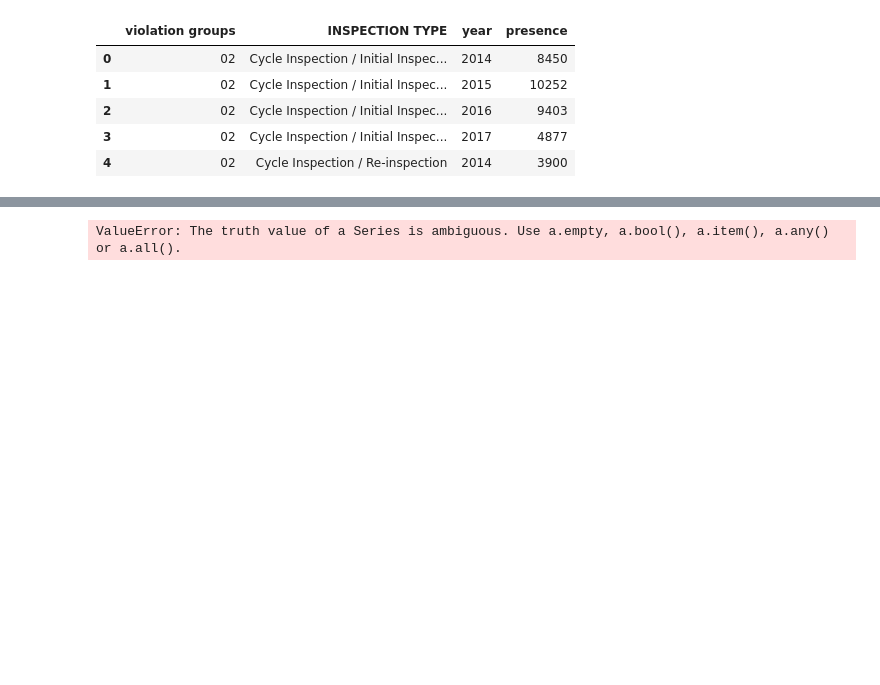
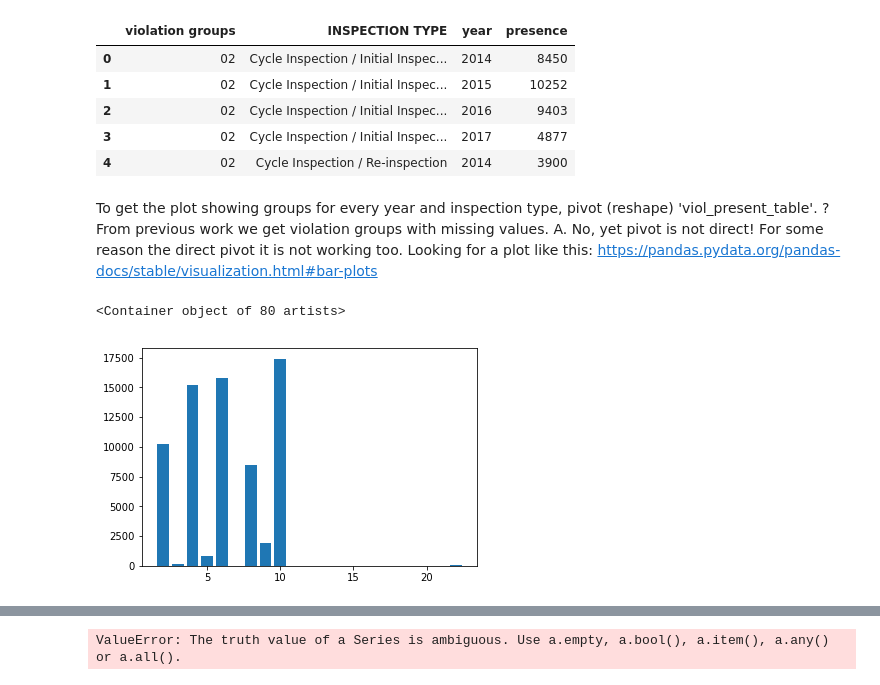
Before and after one commit to chenHub00/restaurant_inspections, a Jupyter notebook: CycleInspections-Exploration.ipynb, the cells around one changed output, grey strips where cells are left out. Saved outputs shown, nothing was run; the diff lists cells and outputs as text; code cells hidden in the pictures; blank space fills up the shorter version.

Commit message:
groups violation by year and group type

```diff
--- a/CycleInspections-Exploration.ipynb
+++ b/CycleInspections-Exploration.ipynb
@@ -65,0 +62,19 @@ viol_present_table.head()
+# %% [markdown]
+To get the plot showing groups for every year and inspection type, pivot (reshape) 'viol_present_table'.
+?
+From previous work we get violation groups with missing values. A.
+No, yet pivot is not direct! For some reason the direct pivot it is not working too.
+Looking for a plot like this:
+https://pandas.pydata.org/pandas-docs/stable/visualization.html#bar-plots
+# %%
+#viol_present_table['violation groups'] = viol_present_table['violation groups'].fillna(0)
+#viol_present_table.isnull()
+#viol_present_table.pivot(index='violation groups',columns=['Cycle Inspection / Initial Inspection','Cycle Inspection / Re-inspection','2014','2015','2016','2017'],values='presence')
+# viol_present_table.pivot(index='year',columns=['violation groups','INSPECTION TYPE'],values='presence')
+type(pd.to_numeric(viol_present_table['violation groups']).astype(np.int64))
+#plt.bar(viol_present_table['violation groups'],viol_present_table['presence'])
+plt.bar(pd.to_numeric(viol_present_table['violation groups']).astype(np.int64),viol_present_table['presence'])
+#plt.bar(pd.to_numeric(viol_present_table['violation groups'][viol_present_table['year']==2014]).astype(np.int64),viol_present_table['presence'][viol_present_table['year']==2014])
+# %% [output]
+<Container object of 80 artists>
+[figure, added]
```
Also changed, not shown: parts of 10 cells of this notebook.
